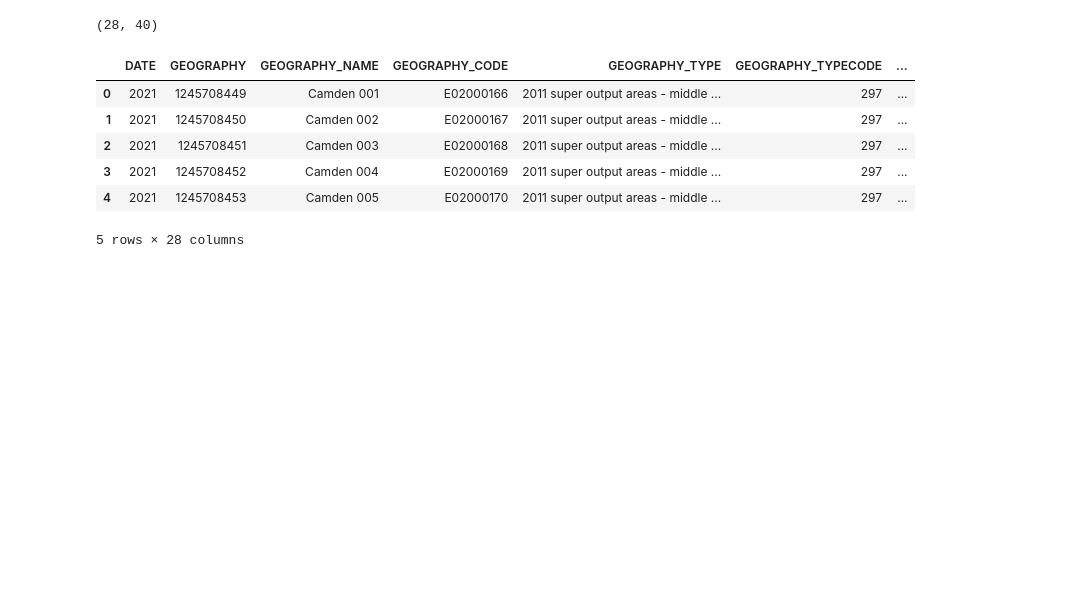
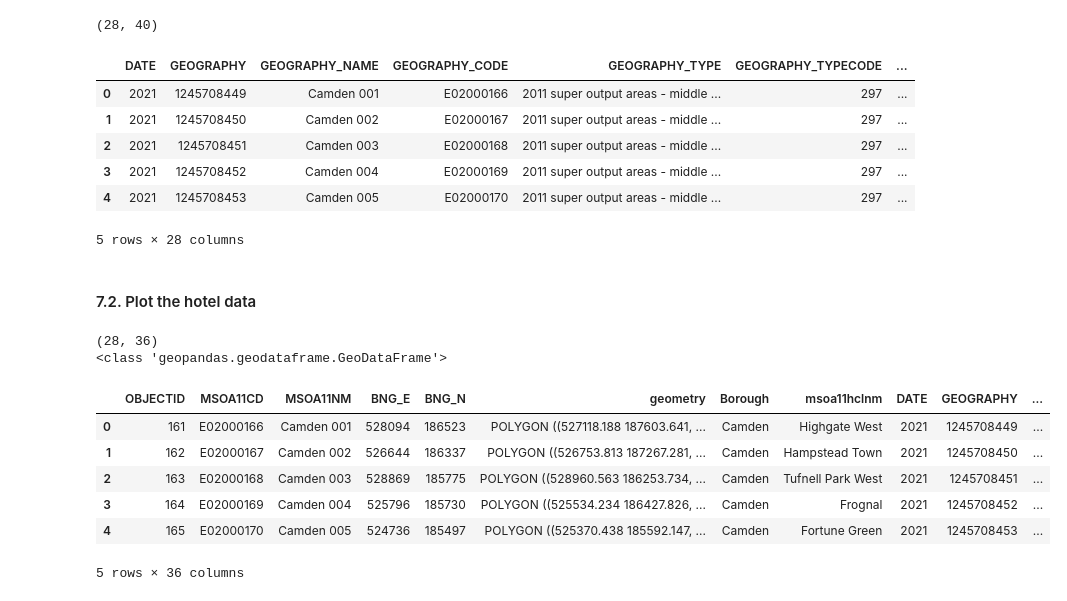
Before and after one commit to joeylizh/i2p, a Jupyter notebook: assessments/coursework3/Assessment_3_Reproducible_Analysis.ipynb, the cells around one changed output. Saved outputs shown, nothing was run; the diff lists cells and outputs as text; code cells hidden in the pictures; blank space fills up the shorter version.

```diff
--- a/assessments/coursework3/Assessment_3_Reproducible_Analysis.ipynb
+++ b/assessments/coursework3/Assessment_3_Reproducible_Analysis.ipynb
@@ -537,0 +515,17 @@ msoahotel.head()
+# %% [markdown]
+#### 7.2. Plot the hotel data
+# %%
+msoa_hotel = pd.merge(msoas, df_hotel, left_on='MSOA11NM', right_on='GEOGRAPHY_NAME', how='inner')
+print(msoa_hotel.shape)
+print(type(msoa_hotel))
+msoa_hotel.head()
+# %% [output]
+(28, 36)
+<class 'geopandas.geodataframe.GeoDataFrame'>
+|  | OBJECTID | MSOA11CD | MSOA11NM | BNG_E | BNG_N | geometry | Borough | msoa11hclnm | DATE | GEOGRAPHY | ... |
+| 0 | 161 | E02000166 | Camden 001 | 528094 | 186523 | POLYGON ((527118.188 187603.641, ... | Camden | Highgate West | 2021 | 1245708449 | ... |
+| 1 | 162 | E02000167 | Camden 002 | 526644 | 186337 | POLYGON ((526753.813 187267.281, ... | Camden | Hampstead Town | 2021 | 1245708450 | ... |
+| 2 | 163 | E02000168 | Camden 003 | 528869 | 185775 | POLYGON ((528960.563 186253.734, ... | Camden | Tufnell Park West | 2021 | 1245708451 | ... |
+| 3 | 164 | E02000169 | Camden 004 | 525796 | 185730 | POLYGON ((525534.234 186427.826, ... | Camden | Frognal | 2021 | 1245708452 | ... |
+| 4 | 165 | E02000170 | Camden 005 | 524736 | 185497 | POLYGON ((525370.438 185592.147, ... | Camden | Fortune Green | 2021 | 1245708453 | ... |
+5 rows × 36 columns
```
Also changed, not shown: parts of 23 cells of this notebook, 9 other files.
